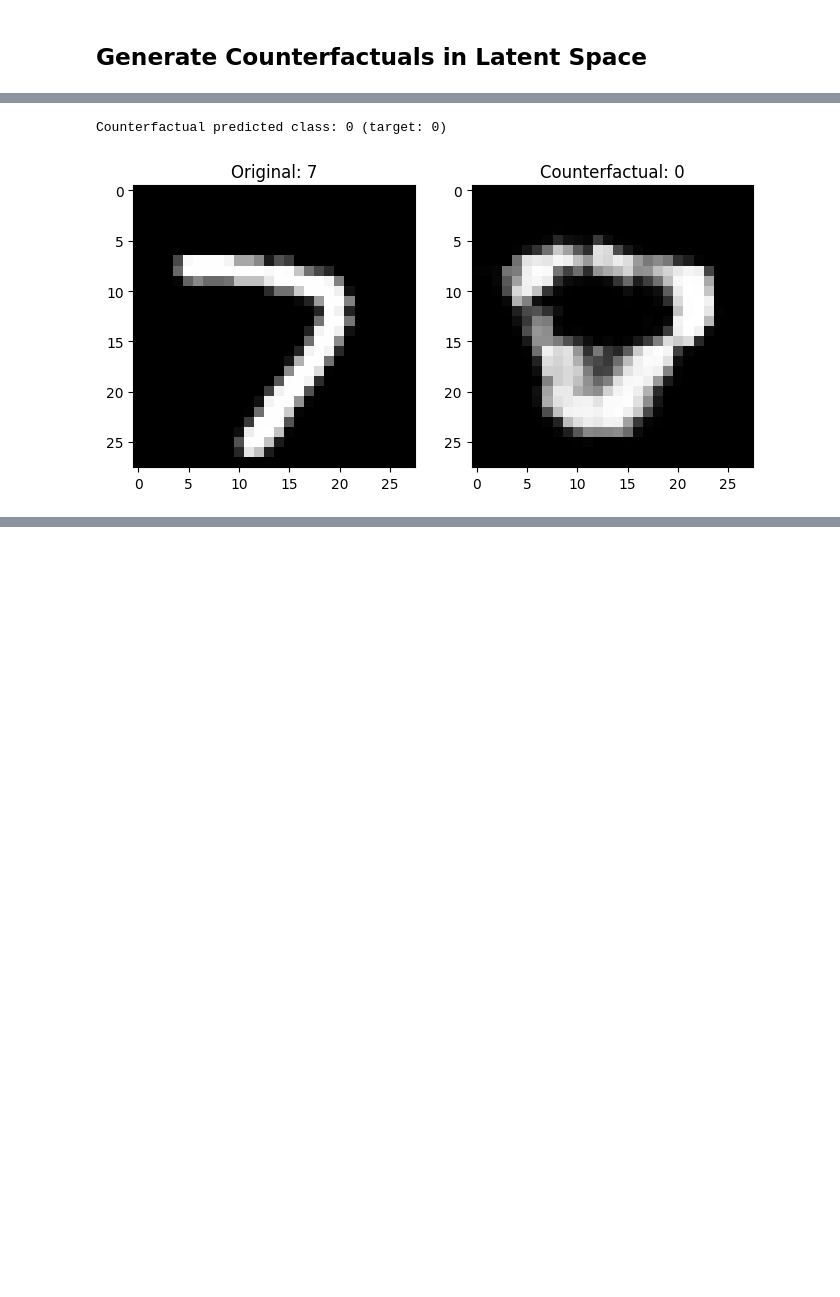
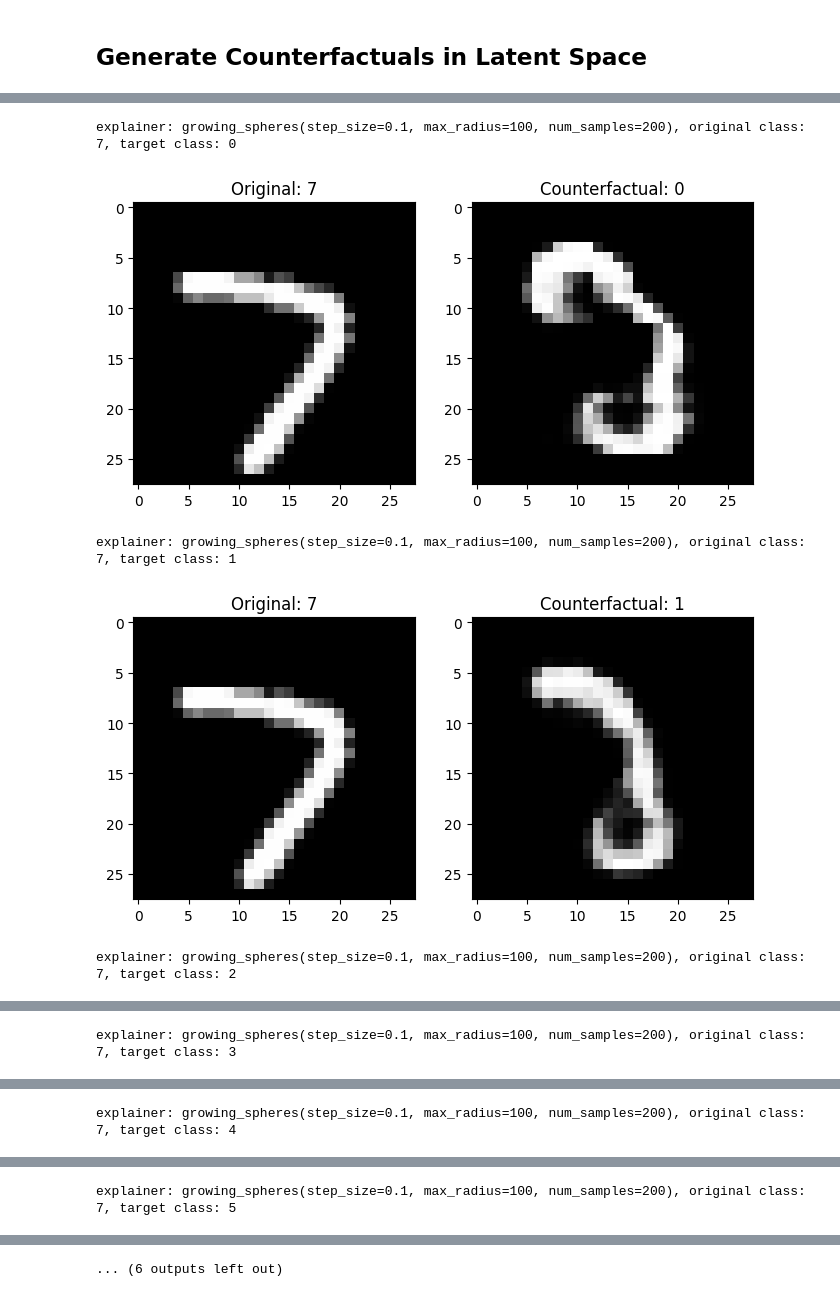
Before and after one commit to MBernart/counterfactuals, a Jupyter notebook: experiments/latent_space_counterfactuals.ipynb, the cells around one changed output, grey strips where cells are left out. Drawn from its saved outputs; the diff is of its cells as text; code cells hidden in the pictures; blank space fills up the shorter version.

```diff
--- a/experiments/latent_space_counterfactuals.ipynb
+++ b/experiments/latent_space_counterfactuals.ipynb
@@ -18,4 +31,5 @@ from explainers_lib.datasets import Dataset
 # %%
-device = torch.device('cuda' if torch.cuda.is_available() else 'cpu')
+# device = torch.device('cuda' if torch.cuda.is_available() else 'cpu')
+device = torch.device('cpu')
 print(f'Using device: {device}')
 # %% [output]
@@ -240 +398,17 @@ plt.show()
+# %%
+latent_instance = encoder(instance_to_explain)
+# print(latent_instance)
+latent_instance_np = vae.reparameterize(latent_instance[0], latent_instance[1]).cpu().detach().numpy()
+
+latent_dataset = Dataset(
+    data=latent_instance_np,
+    target=[original_label],
+    features=[f'l{i}' for i in range(16)],
+    categorical_features=[],
+    continuous_features=[f'l{i}' for i in range(16)],
+    immutable_features=[],
+    allowable_ranges=[]
+)
+
+ensemble.fit(latent_dataset)
 # %%
@@ -282,30 +453,35 @@ tensor([[-1.7242, -1.8989, -2.6307,  1.8959,  3.0615,  4.3797, -4.6482,  7.8177,
 # %%
-if counterfactuals:
-    cf = counterfactuals[0]
-    latent_cf = torch.tensor(cf.data, dtype=torch.float32).reshape(latent_instance.shape).to(device)
-    preds = latent_wrapper.predict(Dataset(
-        data=cf.data,
-        target=[cf.target_class],
-        features=[f'l{i}' for i in range(16)],
-        categorical_features=[],
-        continuous_features=[f'l{i}' for i in range(16)],
-        immutable_features=[],
-        allowable_ranges=[]
-    ))
-    print(f'Counterfactual predicted class: {preds[0]} (target: {cf.target_class})')
-    decoded_cf = decoder(latent_cf)
+for cf in counterfactuals:
+    if cf:
+        # cf = cf[0]
+        latent_cf = torch.tensor(np.array(cf.data), dtype=torch.float32).reshape(latent_instance[0].shape).to(device)
+        preds = latent_wrapper.predict(Dataset(
+            data=cf.data,
+            target=[cf.target_class],
+            features=[f'l{i}' for i in range(16)],
+            categorical_features=[],
+            continuous_features=[f'l{i}' for i in range(16)],
+            immutable_features=[],
+            allowable_ranges=[]
+        ))
+        # print(f'Counterfactual predicted class: {preds[0]} (target: {cf.target_class})')
+        print(f"explainer: {cf.explainer}, original class: {cf.original_class}, target class: {cf.target_class}")
+        decoded_cf = decoder(latent_cf)
 
-    fig, (ax1, ax2) = plt.subplots(1, 2, figsize=(8, 4))
+        fig, (ax1, ax2) = plt.subplots(1, 2, figsize=(8, 4))
 
-    ax1.imshow(instance_to_explain.cpu().squeeze().numpy(), cmap='gray')
-    ax1.set_title(f'Original: {cf.original_class}')
+        ax1.imshow(instance_to_explain.cpu().squeeze().numpy(), cmap='gray')
+        ax1.set_title(f'Original: {cf.original_class}')
 
-    ax2.imshow(decoded_cf.cpu().detach().squeeze().numpy(), cmap='gray')
-    ax2.set_title(f'Counterfactual: {cf.target_class}')
+        ax2.imshow(decoded_cf.cpu().detach().squeeze().numpy(), cmap='gray')
+        ax2.set_title(f'Counterfactual: {cf.target_class}')
 
-    plt.show()
-else:
-    print('No counterfactual found.')
+        plt.show()
+    else:
+        print('No counterfactual found.')
 # %% [output]
-Counterfactual predicted class: 0 (target: 0)
+explainer: growing_spheres(step_size=0.1, max_radius=100, num_samples=200), original class: 7, target class: 0
-[figure, old version]
+[figure, new version]
+explainer: growing_spheres(step_size=0.1, max_radius=100, num_samples=200), original class: 7, target class: 1
+[figure, added]
+explainer: growing_spheres(step_size=0.1, max_radius=100, num_samples=200), original class: 7, target class: 2
@@ -311,0 +489 @@ Counterfactual predicted class: 0 (target: 0)
+explainer: growing_spheres(step_size=0.1, max_radius=100, num_samples=200), original class: 7, target class: 3
@@ -311,0 +491 @@ Counterfactual predicted class: 0 (target: 0)
+explainer: growing_spheres(step_size=0.1, max_radius=100, num_samples=200), original class: 7, target class: 4
@@ -311,0 +493 @@ Counterfactual predicted class: 0 (target: 0)
+explainer: growing_spheres(step_size=0.1, max_radius=100, num_samples=200), original class: 7, target class: 5
@@ -311,0 +495 @@ Counterfactual predicted class: 0 (target: 0)
+... (6 outputs left out)
```
Also changed, not shown: parts of 16 cells of this notebook, 3 other files.
